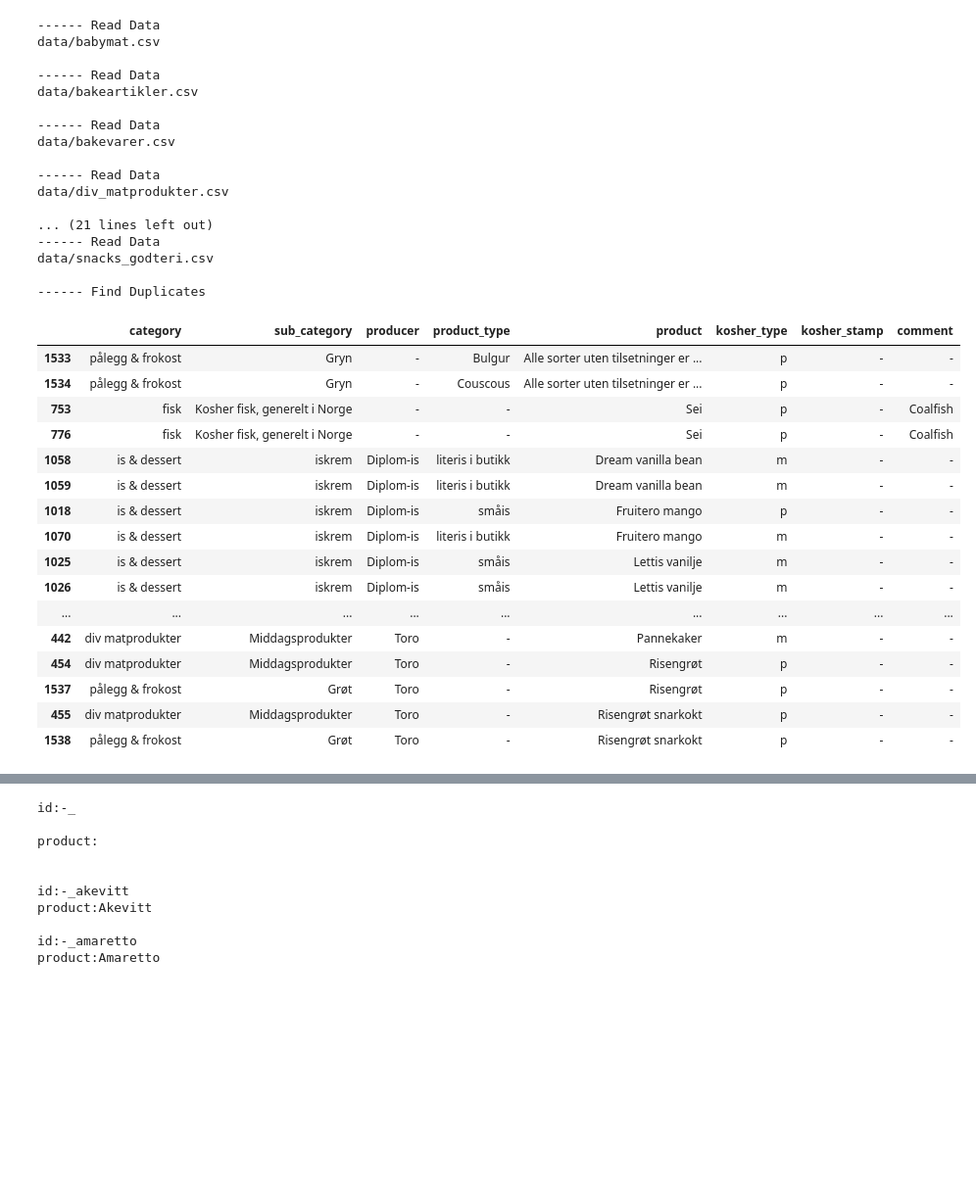
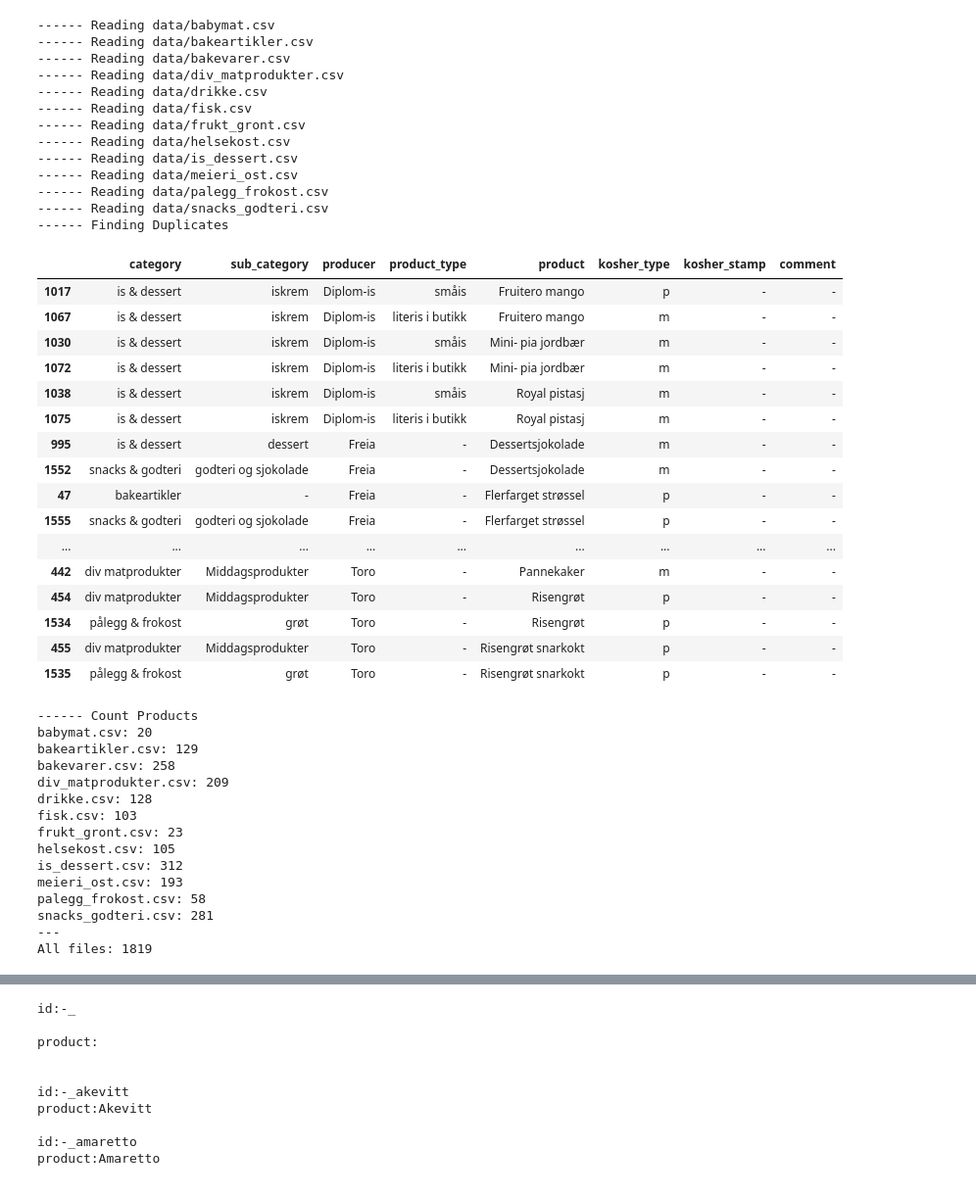
Before and after one commit to michelemendel/kapp, a Jupyter notebook: firebase_kapp_client.ipynb, the cells around one changed output, grey strips where cells are left out. Shown at 98% size. Drawn from its saved outputs; the diff is of its cells as text; code cells hidden in the pictures; blank space fills up the shorter version.

```diff
--- a/firebase_kapp_client.ipynb
+++ b/firebase_kapp_client.ipynb
@@ -2,7 +2,7 @@
 import firebase_kapp_api as f
 import pandas as pd
 # %%
-csv = {
+csv_files = {
     'babymat': 'babymat.csv',
     'bakeartikler': 'bakeartikler.csv',
     'bakevarer': 'bakevarer.csv',
@@ -19,38 +49,50 @@ csv = {
 # %%
-find_duplicates_all()
+find_duplicates_all(csv_files)
+count_products()
 # %% [output]
------- Read Data
-data/babymat.csv
-
------- Read Data
-data/bakeartikler.csv
-
------- Read Data
-data/bakevarer.csv
-
------- Read Data
-data/div_matprodukter.csv
-
-... (21 lines left out)
------- Read Data
-data/snacks_godteri.csv
-
------- Find Duplicates
+------ Reading data/babymat.csv
+------ Reading data/bakeartikler.csv
+------ Reading data/bakevarer.csv
+------ Reading data/div_matprodukter.csv
+------ Reading data/drikke.csv
+------ Reading data/fisk.csv
+------ Reading data/frukt_gront.csv
+------ Reading data/helsekost.csv
+------ Reading data/is_dessert.csv
+------ Reading data/meieri_ost.csv
+------ Reading data/palegg_frokost.csv
+------ Reading data/snacks_godteri.csv
+------ Finding Duplicates
 |  | category | sub_category | producer | product_type | product | kosher_type | kosher_stamp | comment |
-| 1533 | pålegg & frokost | Gryn | - | Bulgur | Alle sorter uten tilsetninger er ... | p | - | - |
-| 1534 | pålegg & frokost | Gryn | - | Couscous | Alle sorter uten tilsetninger er ... | p | - | - |
-| 753 | fisk | Kosher fisk, generelt i Norge | - | - | Sei | p | - | Coalfish |
-| 776 | fisk | Kosher fisk, generelt i Norge | - | - | Sei | p | - | Coalfish |
-| 1058 | is & dessert | iskrem | Diplom-is | literis i butikk | Dream vanilla bean | m | - | - |
-| 1059 | is & dessert | iskrem | Diplom-is | literis i butikk | Dream vanilla bean | m | - | - |
-| 1018 | is & dessert | iskrem | Diplom-is | småis | Fruitero mango | p | - | - |
-| 1070 | is & dessert | iskrem | Diplom-is | literis i butikk | Fruitero mango | m | - | - |
-| 1025 | is & dessert | iskrem | Diplom-is | småis | Lettis vanilje | m | - | - |
-| 1026 | is & dessert | iskrem | Diplom-is | småis | Lettis vanilje | m | - | - |
+| 1017 | is & dessert | iskrem | Diplom-is | småis | Fruitero mango | p | - | - |
+| 1067 | is & dessert | iskrem | Diplom-is | literis i butikk | Fruitero mango | m | - | - |
+| 1030 | is & dessert | iskrem | Diplom-is | småis | Mini- pia jordbær | m | - | - |
+| 1072 | is & dessert | iskrem | Diplom-is | literis i butikk | Mini- pia jordbær | m | - | - |
+| 1038 | is & dessert | iskrem | Diplom-is | småis | Royal pistasj | m | - | - |
+| 1075 | is & dessert | iskrem | Diplom-is | literis i butikk | Royal pistasj | m | - | - |
+| 995 | is & dessert | dessert | Freia | - | Dessertsjokolade | m | - | - |
+| 1552 | snacks & godteri | godteri og sjokolade | Freia | - | Dessertsjokolade | m | - | - |
+| 47 | bakeartikler | - | Freia | - | Flerfarget strøssel | p | - | - |
+| 1555 | snacks & godteri | godteri og sjokolade | Freia | - | Flerfarget strøssel | p | - | - |
 | ... | ... | ... | ... | ... | ... | ... | ... | ... |
 | 442 | div matprodukter | Middagsprodukter | Toro | - | Pannekaker | m | - | - |
 | 454 | div matprodukter | Middagsprodukter | Toro | - | Risengrøt | p | - | - |
-| 1537 | pålegg & frokost | Grøt | Toro | - | Risengrøt | p | - | - |
+| 1534 | pålegg & frokost | grøt | Toro | - | Risengrøt | p | - | - |
 | 455 | div matprodukter | Middagsprodukter | Toro | - | Risengrøt snarkokt | p | - | - |
-| 1538 | pålegg & frokost | Grøt | Toro | - | Risengrøt snarkokt | p | - | - |
+| 1535 | pålegg & frokost | grøt | Toro | - | Risengrøt snarkokt | p | - | - |
+------ Count Products
+babymat.csv: 20
+bakeartikler.csv: 129
+bakevarer.csv: 258
+div_matprodukter.csv: 209
+drikke.csv: 128
+fisk.csv: 103
+frukt_gront.csv: 23
+helsekost.csv: 105
+is_dessert.csv: 312
+meieri_ost.csv: 193
+palegg_frokost.csv: 58
+snacks_godteri.csv: 281
+---
+All files: 1819
 # %%
```
Also changed, not shown: parts of 12 cells of this notebook, 7 other files.
